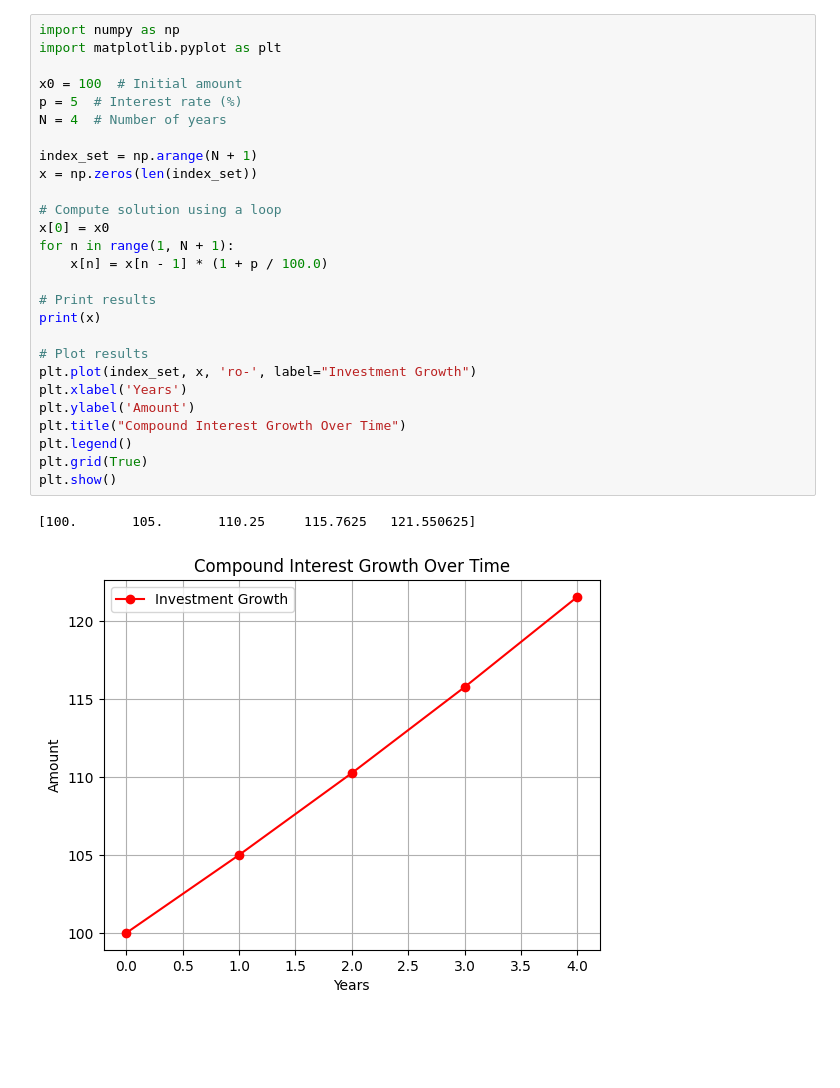
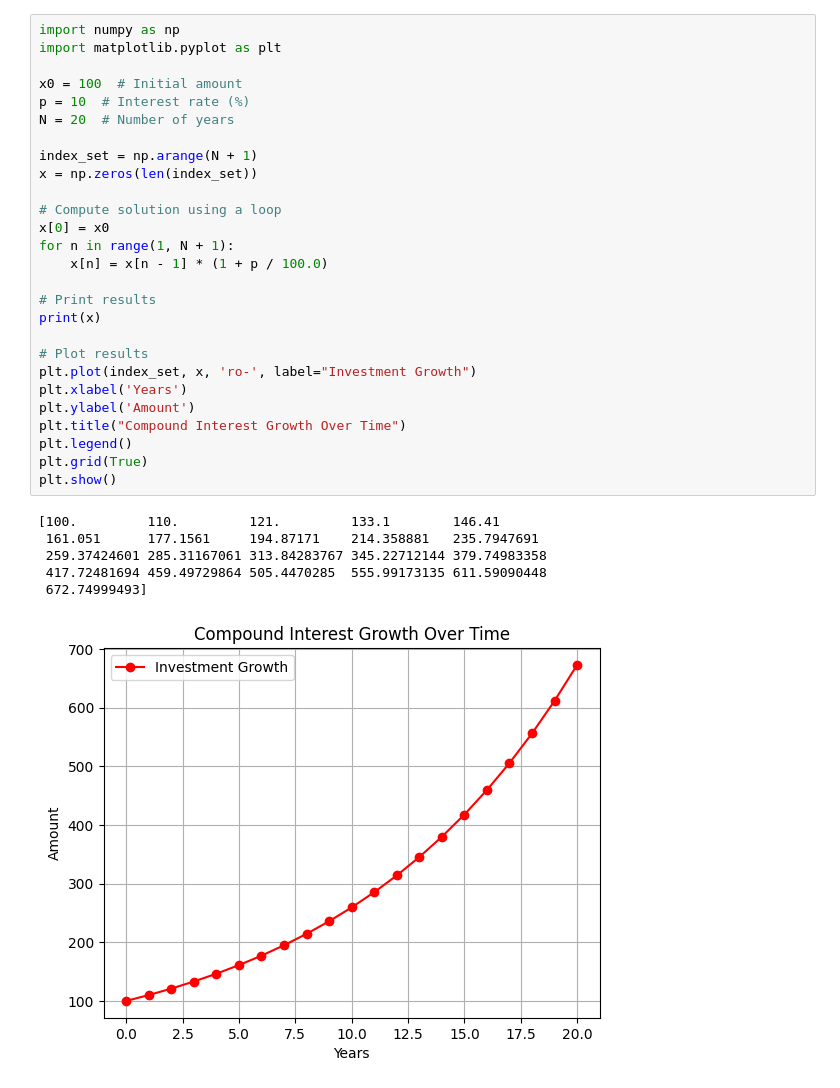
Before and after one commit to neeliit/ModellingSimulationPy, a Jupyter notebook: CompoundInterest.ipynb, the cells around one changed output. Cells and saved outputs as stored; diff of their text form; blank space fills up the shorter version.

```diff
--- a/CompoundInterest.ipynb
+++ b/CompoundInterest.ipynb
@@ -1,30 +1,34 @@
 # %%
 import numpy as np
 import matplotlib.pyplot as plt
 
 x0 = 100  # Initial amount
-p = 5  # Interest rate (%)
-N = 4  # Number of years
+p = 10  # Interest rate (%)
+N = 20  # Number of years
 
 index_set = np.arange(N + 1)
 x = np.zeros(len(index_set))
 
 # Compute solution using a loop
 x[0] = x0
 for n in range(1, N + 1):
     x[n] = x[n - 1] * (1 + p / 100.0)
 
 # Print results
 print(x)
 
 # Plot results
 plt.plot(index_set, x, 'ro-', label="Investment Growth")
 plt.xlabel('Years')
 plt.ylabel('Amount')
 plt.title("Compound Interest Growth Over Time")
 plt.legend()
 plt.grid(True)
 plt.show()
 # %% [output]
-[100.       105.       110.25     115.7625   121.550625]
+[100.         110.         121.         133.1        146.41
+ 161.051      177.1561     194.87171    214.358881   235.7947691
+ 259.37424601 285.31167061 313.84283767 345.22712144 379.74983358
+ 417.72481694 459.49729864 505.4470285  555.99173135 611.59090448
+ 672.74999493]
-[figure, old version]
+[figure, new version]
```
